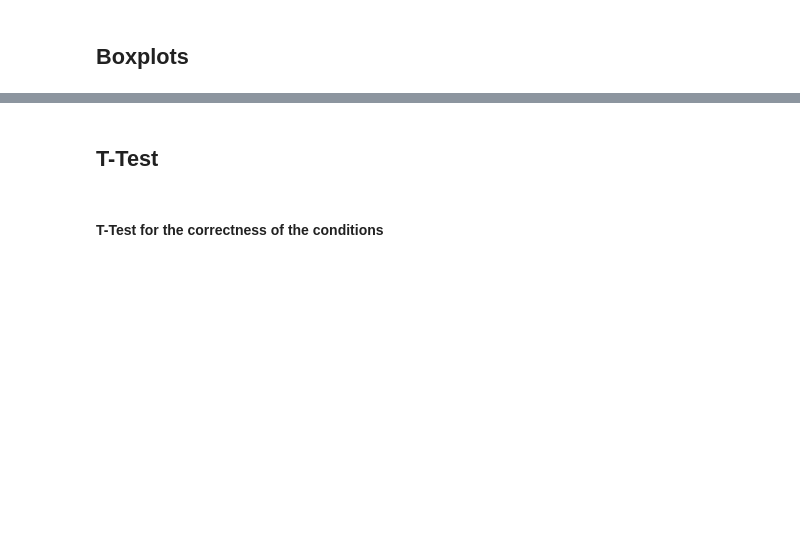
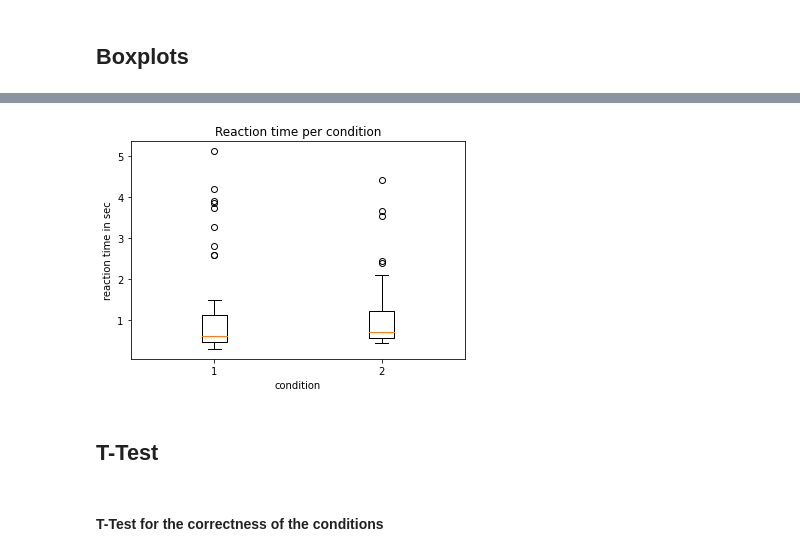
Before and after one commit to ITT-21SS-UR/assignment-03-jt, a Jupyter notebook: reaction_time_experiment/reaction_time_experiment.ipynb, the cells around one changed output, grey strips where cells are left out. Cells and saved outputs as stored; diff of their text form; code cells hidden in the pictures; blank space fills up the shorter version.

```diff
--- a/reaction_time_experiment/reaction_time_experiment.ipynb
+++ b/reaction_time_experiment/reaction_time_experiment.ipynb
@@ -79,9 +88,11 @@ plt.savefig('scatterplot_both_conditions.jpg')
 # %%
 plt.boxplot([y1, y2])
-plt.title('Boxplot - reaction_time per condition')
+plt.title('Reaction time per condition')
 plt.xlabel('condition')
 plt.ylabel('reaction time in sec')
-plt.savefig('boxplot_reaction_time.jpg')
+plt.savefig('boxplot_reaction_time.pdf')
+# %% [output]
+[figure, added]
 # %% [markdown]
 ## T-Test
 # %% [markdown]
```
Also changed, not shown: parts of 6 cells of this notebook.
